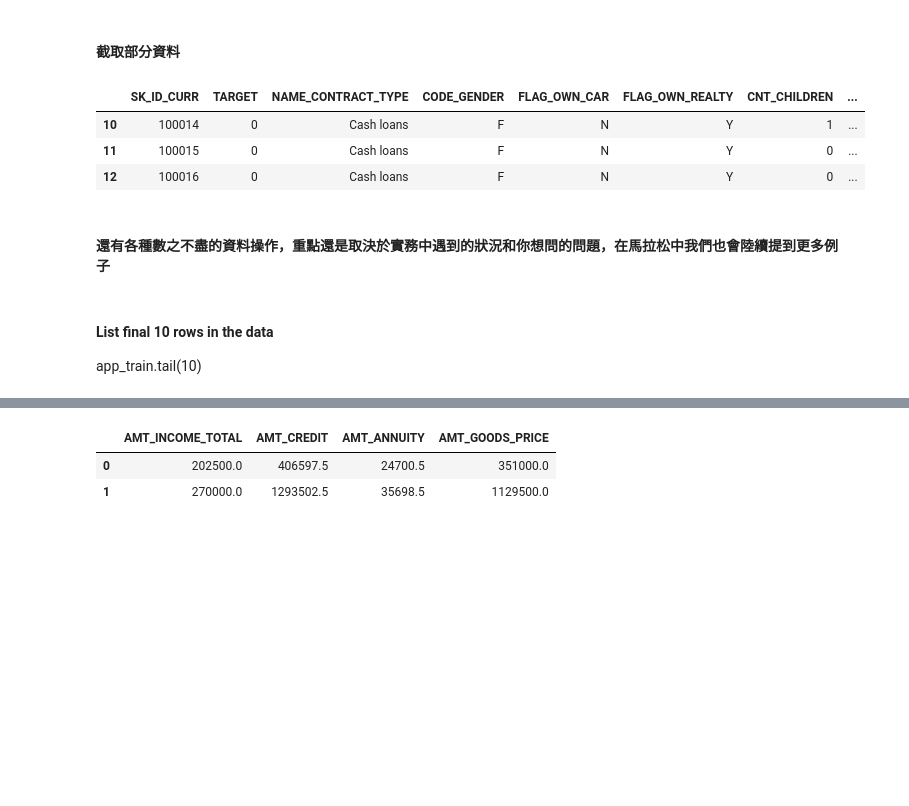
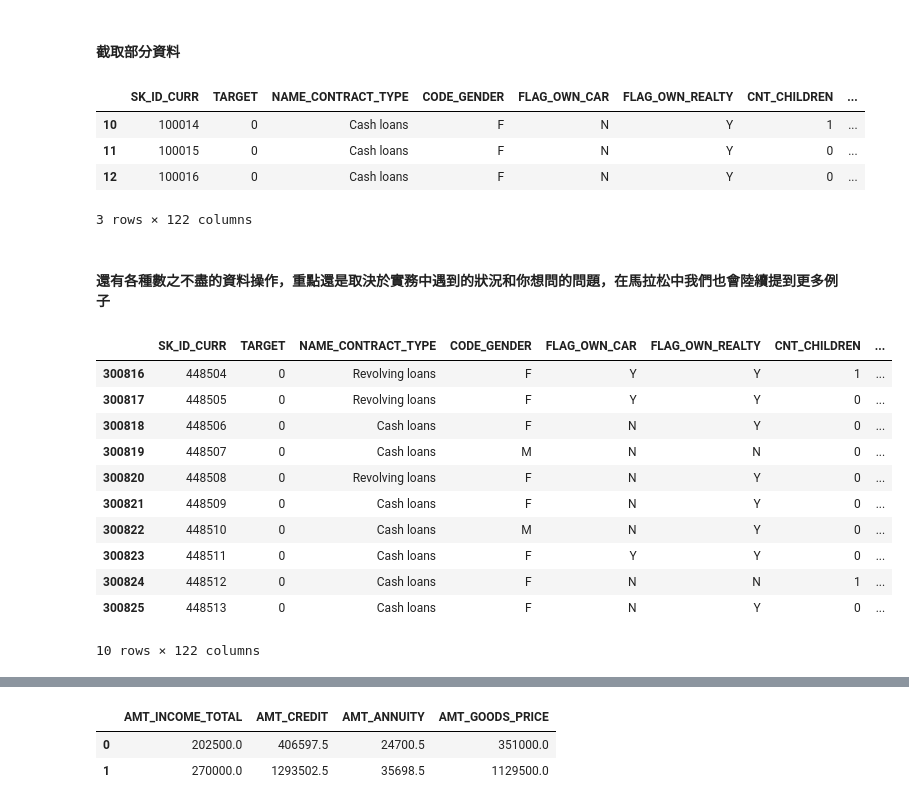
Before and after one commit to steller-chang/2nd-ML100Days, a Jupyter notebook: homework/Day_002_HW.ipynb, the cells around one changed output, grey strips where cells are left out. Saved outputs shown, nothing was run; the diff lists cells and outputs as text; code cells hidden in the pictures; blank space fills up the shorter version.

```diff
--- a/homework/Day_002_HW.ipynb
+++ b/homework/Day_002_HW.ipynb
@@ -14,7 +16,7 @@ import pandas as pd
 pd.set_option('display.max_seq_items', None)
 # %%
 # 設定 data_path
-dir_data = '../data/'
+dir_data = './data/'
 # %%
 f_app = os.path.join(dir_data, 'application_train.csv')
 print('Path of read in data: %s' % (f_app))
@@ -62,11 +64,25 @@ app_train[10:13]
 | 10 | 100014 | 0 | Cash loans | F | N | Y | 1 | ... |
 | 11 | 100015 | 0 | Cash loans | F | N | Y | 0 | ... |
 | 12 | 100016 | 0 | Cash loans | F | N | Y | 0 | ... |
+3 rows × 122 columns
 # %% [markdown]
 #### 還有各種數之不盡的資料操作，重點還是取決於實務中遇到的狀況和你想問的問題，在馬拉松中我們也會陸續提到更多例子
-# %% [markdown]
-#### List final 10 rows in the data
-app_train.tail(10)
+# %%
+#### List final 10 rows in the data
+app_train.tail(10)
+# %% [output]
+|  | SK_ID_CURR | TARGET | NAME_CONTRACT_TYPE | CODE_GENDER | FLAG_OWN_CAR | FLAG_OWN_REALTY | CNT_CHILDREN | ... |
+| 300816 | 448504 | 0 | Revolving loans | F | Y | Y | 1 | ... |
+| 300817 | 448505 | 0 | Revolving loans | F | Y | Y | 0 | ... |
+| 300818 | 448506 | 0 | Cash loans | F | N | Y | 0 | ... |
+| 300819 | 448507 | 0 | Cash loans | M | N | N | 0 | ... |
+| 300820 | 448508 | 0 | Revolving loans | F | N | Y | 0 | ... |
+| 300821 | 448509 | 0 | Cash loans | F | N | Y | 0 | ... |
+| 300822 | 448510 | 0 | Cash loans | M | N | Y | 0 | ... |
+| 300823 | 448511 | 0 | Cash loans | F | Y | Y | 0 | ... |
+| 300824 | 448512 | 0 | Cash loans | F | N | N | 1 | ... |
+| 300825 | 448513 | 0 | Cash loans | F | N | Y | 0 | ... |
+10 rows × 122 columns
 # %%
 #### List statistical information of data
 app_train.describe()
```
Also changed, not shown: parts of 2 cells of this notebook.
